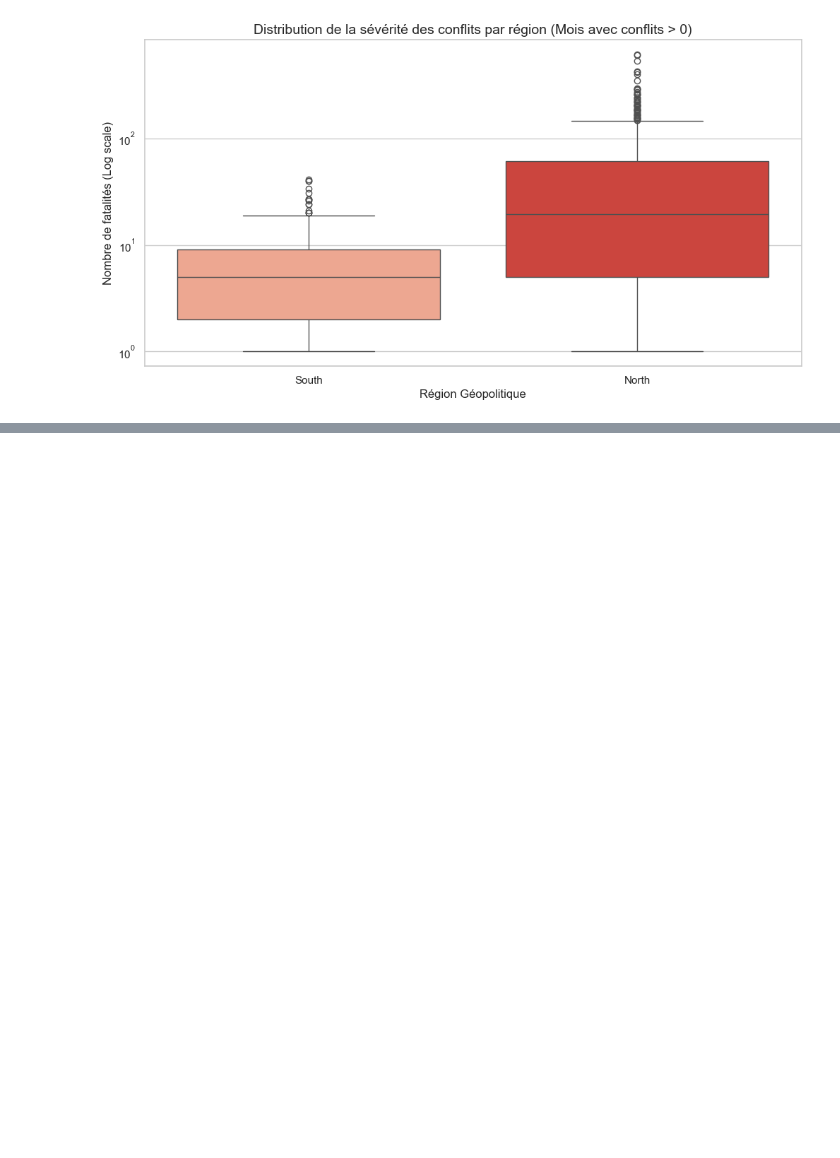
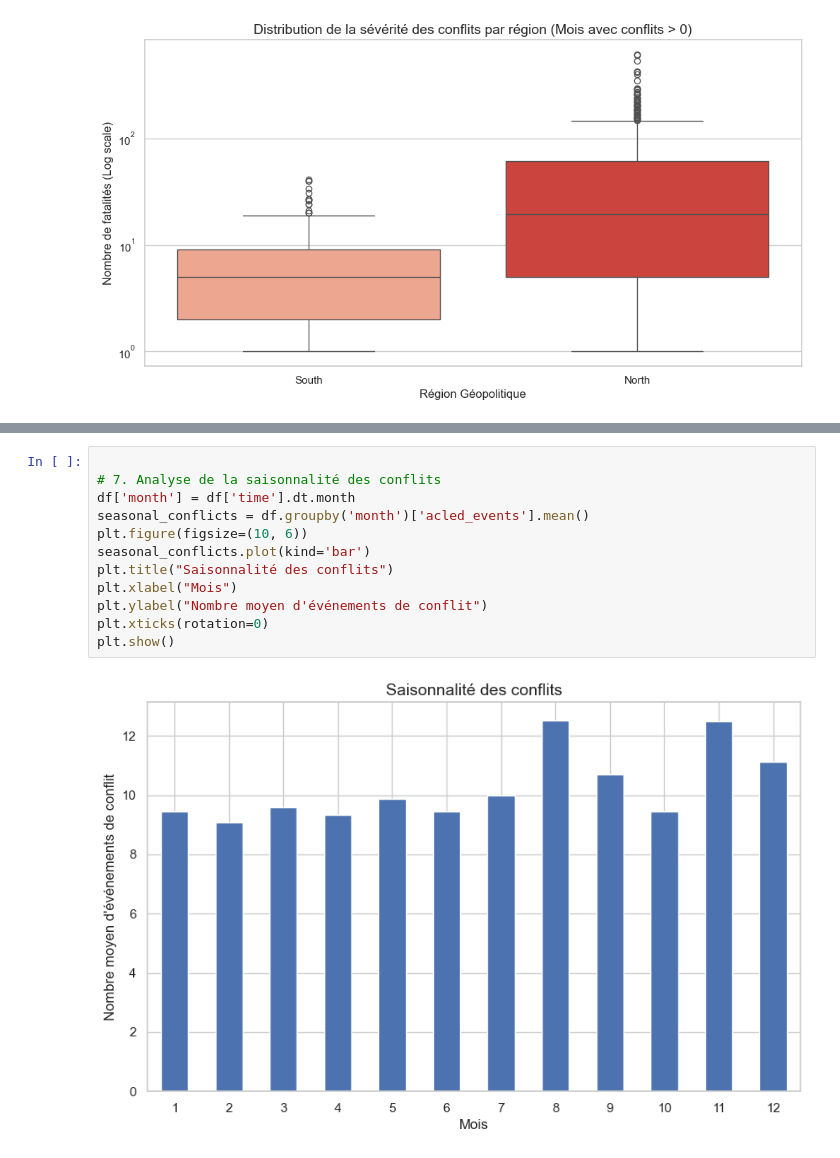
Before and after one commit to tnourlyn/Projet-de-Statapp---WFP-, a Jupyter notebook: notebooks/acled_data.ipynb, the cells around one changed output, grey strips where cells are left out. Saved outputs shown, nothing was run; the diff lists cells and outputs as text; blank space fills up the shorter version.

```diff
--- a/notebooks/acled_data.ipynb
+++ b/notebooks/acled_data.ipynb
@@ -159,0 +197,14 @@ Passing `palette` without assigning `hue` is deprecated and will be removed in v
+# %%
+
+# 7. Analyse de la saisonnalité des conflits
+df['month'] = df['time'].dt.month
+seasonal_conflicts = df.groupby('month')['acled_events'].mean()
+plt.figure(figsize=(10, 6))
+seasonal_conflicts.plot(kind='bar')
+plt.title("Saisonnalité des conflits")
+plt.xlabel("Mois")
+plt.ylabel("Nombre moyen d'événements de conflit")
+plt.xticks(rotation=0)
+plt.show()
+# %% [output]
+[figure, added]
```
Also changed, not shown: parts of 8 cells of this notebook, 1 other file.
